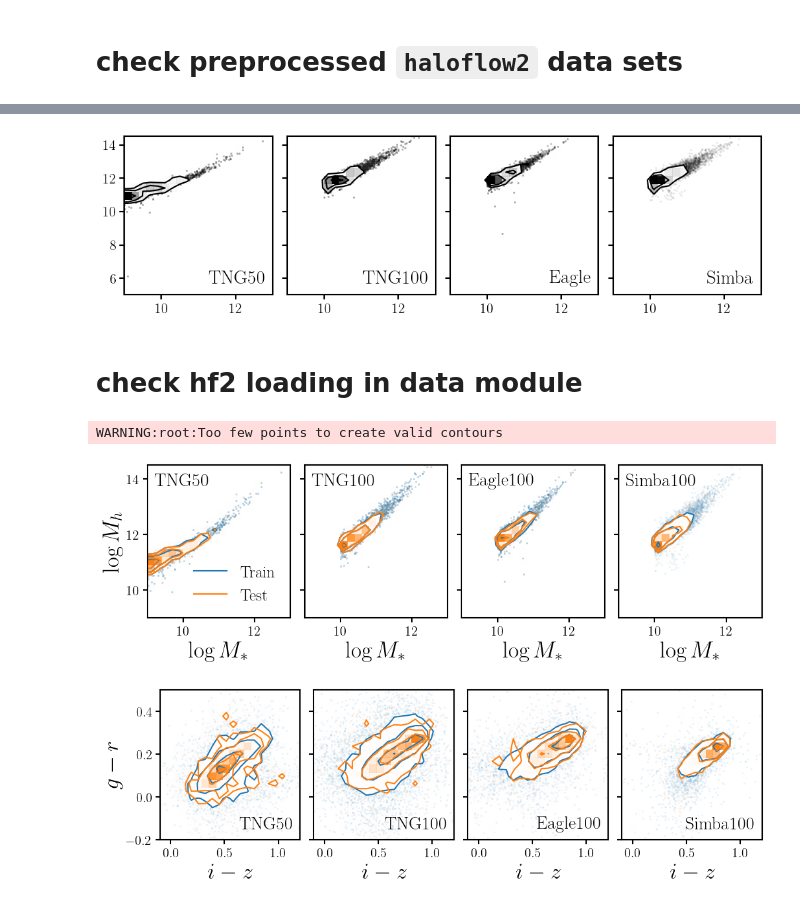
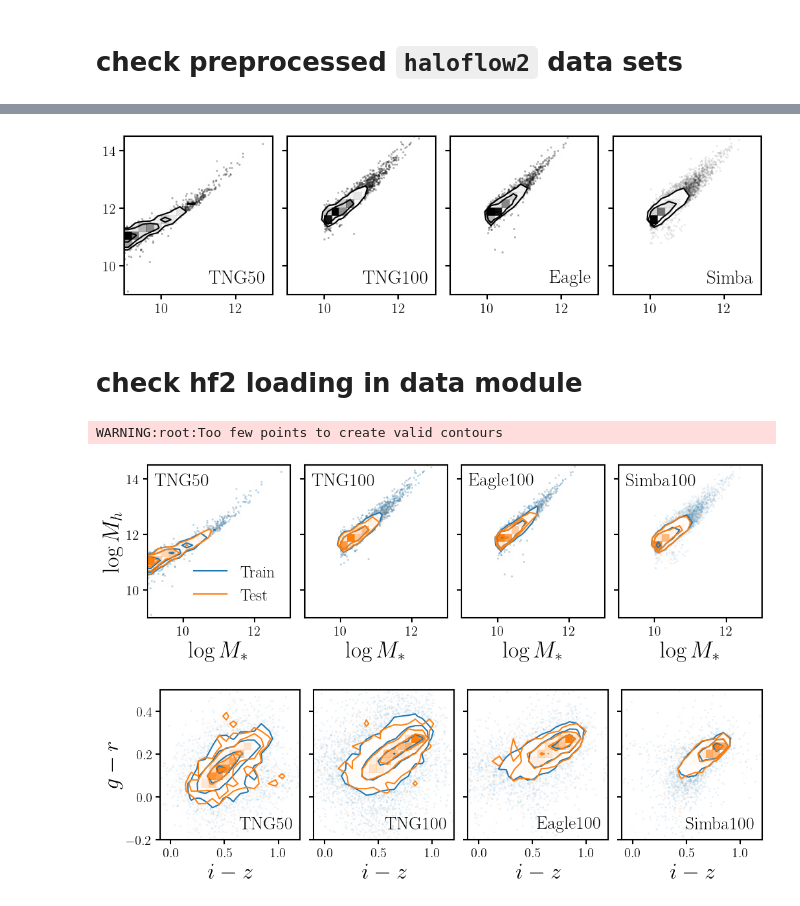
Before and after one commit to galactic-ai/haloflow, a Jupyter notebook: bin/data/preprocess_hf2.ipynb, the cells around one changed output, grey strips where cells are left out. Cells and saved outputs as stored; diff of their text form; code cells hidden in the pictures.

Commit message:
updated halo masses to Group_M_Crit200 from SubhaloMassType_dm after dicussion in #5

```diff
--- a/bin/data/preprocess_hf2.ipynb
+++ b/bin/data/preprocess_hf2.ipynb
@@ -35,7 +35,7 @@ fig = plt.figure(figsize=(12,3))
 for i, sim in enumerate([tng50, tng100, eagle, simba]):
     sub = fig.add_subplot(1,4,i+1)
 
-    _ = DFM.hist2d(sim['SubhaloMassType_stars'], sim['SubhaloMassType_dm'], range=[(9., 13.), (5., 14.5)])
+    _ = DFM.hist2d(sim['SubhaloMassType_stars'], sim['Group_M_Crit200'], range=[(9., 13.), (9., 14.5)])
     sub.text(0.95, 0.05, ['TNG50', 'TNG100', 'Eagle', 'Simba'][i], transform=sub.transAxes, ha='right', va='bottom', fontsize=20)
     if i > 0: sub.set_yticklabels([])
 
@@ -46,4 +44,4 @@ WARNING:root:Too few points to create valid contours
-[figure, old version]
+[figure, new version]
 # %% [markdown]
 # check hf2 loading in data module
 # %%
@@ -70,7 +68,7 @@ for i, sim in enumerate(['TNG50', 'TNG100', 'Eagle100', 'Simba100']):
 fig.subplots_adjust(wspace=0.1)
 # %% [output]
 WARNING:root:Too few points to create valid contours
-[figure, old version]
+[figure, new version]
 # %%
 fig = plt.figure(figsize=(12,3))
 for i, sim in enumerate(['TNG50', 'TNG100', 'Eagle100', 'Simba100']):
```
Also changed, not shown: parts of 1 cell of this notebook, 2 other files.
